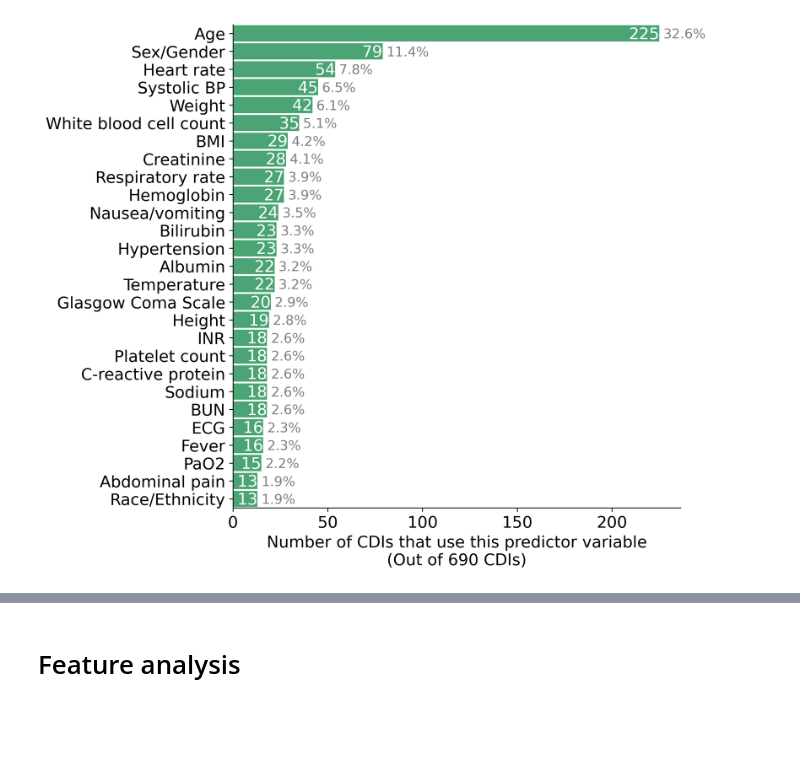
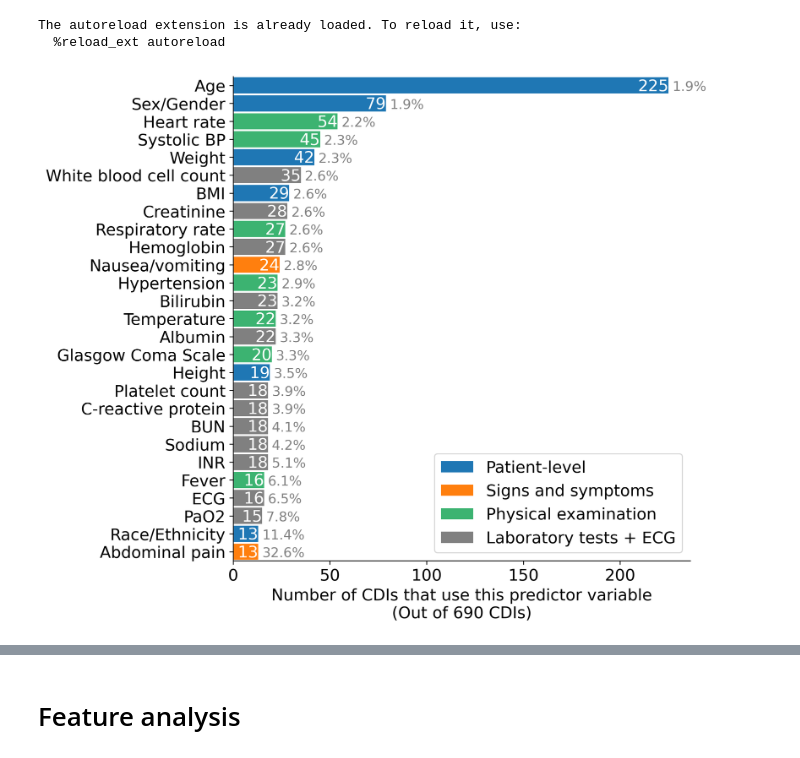
Before and after one commit to csinva/clinical-rule-analysis, a Jupyter notebook: notebooks_data_prep/02_cdi_features.ipynb, the cells around one changed output, grey strips where cells are left out. Cells and saved outputs as stored; diff of their text form; code cells hidden in the pictures; blank space fills up the shorter version.

Commit message:
update predictor vars plot

```diff
--- a/notebooks_data_prep/02_cdi_features.ipynb
+++ b/notebooks_data_prep/02_cdi_features.ipynb
@@ -11,45 +11,72 @@ import seaborn as sns
 from pprint import pprint
 from collections import defaultdict
 
 import mdcalc
 import viz
 
 # plt.style.use('default')
 dvu.set_style()
 
 df = pd.read_pickle('../data/cdis_with_schemas_cleaned.pkl')
 df = mdcalc.add_feature_names(df)
 
 # make plot
 all_words = sum(df['feature_names_unique'], [])  # concatenate all list
 all_words = pd.Series(all_words)
 # all_words = all_words[~(all_words == 'unknown')] # not necessary, already handleed
 counts = all_words.value_counts()
 feat_names = pd.Series(counts.index)
 
 
 counts.head(30)
 plt.figure(figsize=(9, 7.5), dpi=300, facecolor='w')
 N = 27
-# plt.grid()
-ax = sns.barplot(y=feat_names[:N].apply(lambda x: x[:39]),
-                 x=counts.values[:N], orient='h', color='mediumseagreen', width=0.9)
-# ax.bar_label(ax.containers[0], fontsize='small')
-# bar_label inside of bar
-# ax.bar_label(ax.containers[0], fontsize='small', labels=[str(x) + f' ({100 * x/df.shape[0]:.1f}%)' for x in counts.values[:N]])
-# add text to each bar
-# texts = [str(x) + f' ({100 * x/df.shape[0]:.1f}%)' for x in counts.values[:N]]
-texts = [str(x) for x in counts.values[:N]]
+
+
+# colors
+GROUPING = {
+    'Patient-level': ['Age', 'Sex/Gender', 'Weight', 'BMI', 'Race/Ethnicity', 'Height',],
+    'Signs and symptoms': ['Nausea/vomiting', 'Abdominal pain'],
+    'Physical examination': ['Heart rate', 'Systolic BP', 'Respiratory rate', 'Hypertension', 'Fever', 'Temperature', 'Glasgow Coma Scale',],
+    'Laboratory tests + ECG': ['White blood cell count', 'Creatinine', 'Hemoglobin',  'Bilirubin', 'Albumin',  'Platelet count', 'INR', 'C-reactive protein', 'BUN', 'Sodium', 'PaO2', 'ECG'],
+    # 'Other diagnostics': [, ]
+}
+colors = ['C0', 'C1', 'mediumseagreen', 'gray']
+GROUPING_COLORS = {k: colors[i] for i, k in enumerate(GROUPING.keys())}
+color_assignments = []
+for feat_name in feat_names:
+    for group_name, group_feats in GROUPING.items():
+        if feat_name in group_feats:
+            color_assignments.append(GROUPING_COLORS[group_name])
+            break
+    else:
+        color_assignments.append('lightgray')
+
+plt.barh(feat_names[:N][::-1], counts.values[:N][::-1], color=color_assignments[:N][::-1], height=0.9)
+plt.ylim(-0.5, N - 0.5)
+
+ax = plt.gca()
+texts = [str(x) for x in counts.values[:N][::-1]]
 for i, p in enumerate(ax.patches):
-    ax.annotate(texts[i], (p.get_width(), p.get_y() + 0.75), ha='right', color='white')
+    ax.annotate(texts[i], (p.get_width(), p.get_y() + 0.15), ha='right', color='white')
 texts_perc = [f'{100 * x/df.shape[0]:.1f}%' for x in counts.values[:N]]
 for i, p in enumerate(ax.patches):
-    ax.annotate(texts_perc[i], (p.get_width() + 2, p.get_y() + 0.72), ha='left', color='gray', fontsize='small')
+    ax.annotate(texts_perc[i], (p.get_width() + 2, p.get_y() + 0.15), ha='left', color='gray', fontsize='small')
 plt.xlabel(f'Number of CDIs that use this predictor variable\n(Out of {df.shape[0]} CDIs)')
+
+
+# add legend
+for group_name, color in GROUPING_COLORS.items():
+    plt.barh(['White blood cell count'], 1, color=color, label=group_name)
+# plt.legend(loc='upper right', bbox_to_anchor=(1.3, 1.0))
+plt.legend()
+
 plt.tight_layout()
 viz.savefig('common_features')
 # %% [output]
+The autoreload extension is already loaded. To reload it, use:
+  %reload_ext autoreload
-[figure, old version]
+[figure, new version]
 # %%
 # df['num_splits'] = df['feature_names'].apply(len)
 
```
Also changed, not shown: parts of 8 cells of this notebook, 3 other files.
